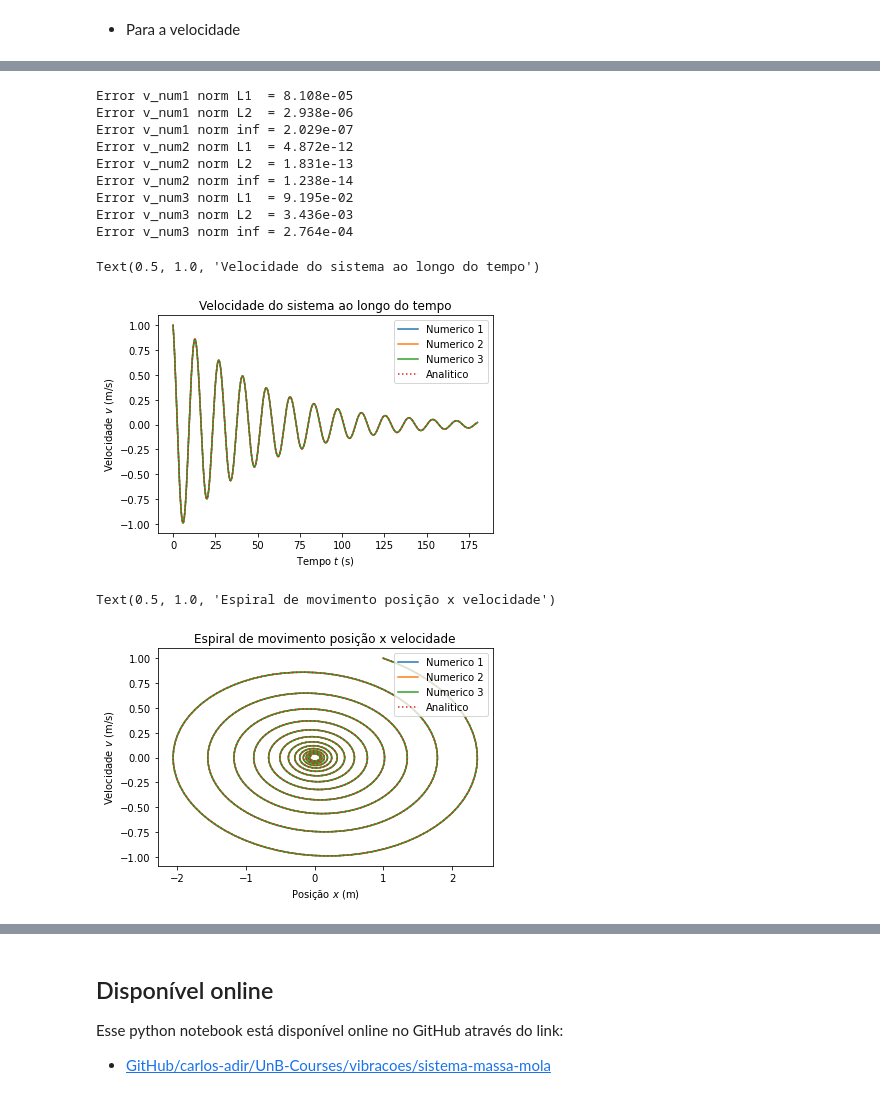
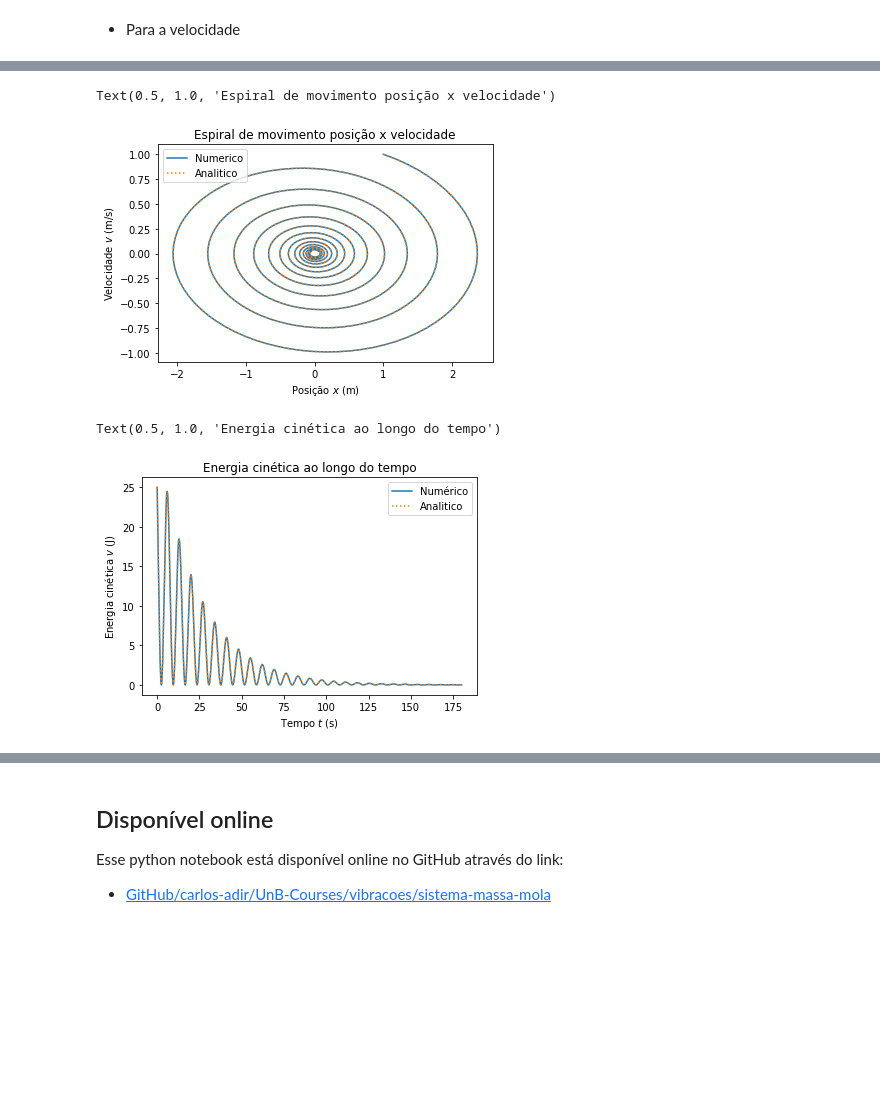
Before and after one commit to carlos-adir/UnB-Courses, a Jupyter notebook: vibracoes/sistema-massa-mola.ipynb, the cells around one changed output, grey strips where cells are left out. Drawn from its saved outputs; the diff is of its cells as text; code cells hidden in the pictures; blank space fills up the shorter version.

````diff
--- a/vibracoes/sistema-massa-mola.ipynb
+++ b/vibracoes/sistema-massa-mola.ipynb
@@ -649,7 +581,7 @@ x \\ \dot{x}
 $$
 # %%
 def dydt(y, t):
-    return A @ y
+    return A @ y + B
 # %% [markdown]
 Com a condição inicial
 
@@ -664,7 +596,7 @@ y0 = [x0, v0]
 Resolvemos então usando a função ```odeint```
 # %%
 t = np.linspace(0, T, npts)
-Y_num1 = odeint(dydt, y0, t)
+Y_num = odeint(dydt, y0, t)
 # %% [markdown]
 O resultado fornecido é $Y$ em que
 
@@ -709,12 +635,9 @@ Text(0.5, 1.0, 'Posição do sistema ao longo do tempo')
 # %% [markdown]
 * Para a velocidade
 # %%
-v_num1 = Y_num1[:, 1]
-print("Error v_num1 norm L1  = %.3e" % norma_L1(v_num1 - v_ana))
-print("Error v_num1 norm L2  = %.3e" % norma_L2(v_num1 - v_ana))
-print("Error v_num1 norm inf = %.3e" % norma_inf(v_num1 - v_ana))
+v_num = Y_num[:, 1]
 plt.plot(t, v_ana, label="Analitico", ls="dotted")
-plt.plot(t, v_num1, label="Numerico 1")
+plt.plot(t, v_num, label="Numerico 1")
 plt.legend()
 plt.xlabel(r"Tempo $t$ (s)")
 plt.ylabel(r"Velocidade $v$ (m/s)")
@@ -1115,38 +648,23 @@ Text(0.5, 1.0, 'Posição do sistema ao longo do tempo')
+# %%
+plt.plot(x_num, v_num, label="Numerico")
+plt.plot(x_ana, v_ana, label="Analitico", ls="dotted")
+plt.legend()
+plt.xlabel(r"Posição $x$ (m)")
+plt.ylabel(r"Velocidade $v$ (m/s)")
+plt.title("Espiral de movimento posição x velocidade")
+# %% [output]
+Text(0.5, 1.0, 'Espiral de movimento posição x velocidade')
+[figure, added]
 # %%
-for i, Y in enumerate([Y_num1, Y_num2, Y_num3]):
-    v = Y[:, 1]
-    print("Error v_num%d norm L1  = %.3e" % (i+1, norma_L1(v - v_ana)))
-    print("Error v_num%d norm L2  = %.3e" % (i+1, norma_L2(v - v_ana)))
-    print("Error v_num%d norm inf = %.3e" % (i+1, norma_inf(v - v_ana)))
-    plt.plot(t, v, label="Numerico %d" % (i+1))
-plt.plot(t, v_ana, label="Analitico", ls="dotted")
+T_num = m*v_num**2/2
+T_ana = m*(v_ana**2)/2
+plt.plot(t, T_num, label="Numérico")
+plt.plot(t, T_ana, label="Analitico", ls="dotted")
 plt.legend()
 plt.xlabel(r"Tempo $t$ (s)")
-plt.ylabel(r"Velocidade $v$ (m/s)")
-plt.title("Velocidade do sistema ao longo do tempo")
+plt.ylabel(r"Energia cinética $v$ (J)")
+plt.title("Energia cinética ao longo do tempo")
 # %% [output]
-Error v_num1 norm L1  = 8.108e-05
-Error v_num1 norm L2  = 2.938e-06
-Error v_num1 norm inf = 2.029e-07
-Error v_num2 norm L1  = 4.872e-12
-Error v_num2 norm L2  = 1.831e-13
-Error v_num2 norm inf = 1.238e-14
-Error v_num3 norm L1  = 9.195e-02
-Error v_num3 norm L2  = 3.436e-03
-Error v_num3 norm inf = 2.764e-04
+Text(0.5, 1.0, 'Energia cinética ao longo do tempo')
-Text(0.5, 1.0, 'Velocidade do sistema ao longo do tempo')
-[figure, old version]
+[figure, new version]
-# %%
-for i, Y in enumerate([Y_num1, Y_num2, Y_num3]):
-    x = Y[:, 0]
-    v = Y[:, 1]
-    plt.plot(x, v, label="Numerico %d" % (i+1))
-plt.plot(x_ana, v_ana, label="Analitico", ls="dotted")
-plt.legend()
-plt.xlabel(r"Posição $x$ (m)")
-plt.ylabel(r"Velocidade $v$ (m/s)")
-plt.title("Espiral de movimento posição x velocidade")
-# %% [output]
-Text(0.5, 1.0, 'Espiral de movimento posição x velocidade')
-[figure, removed]
 # %%
````
Also changed, not shown: parts of 55 cells of this notebook, 3 other files.
